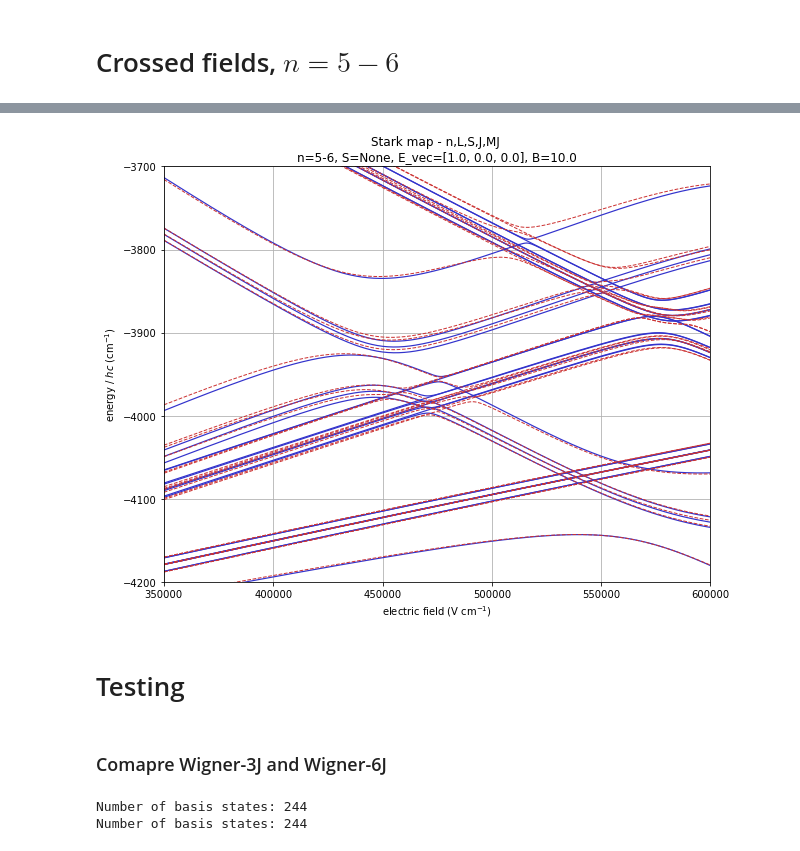
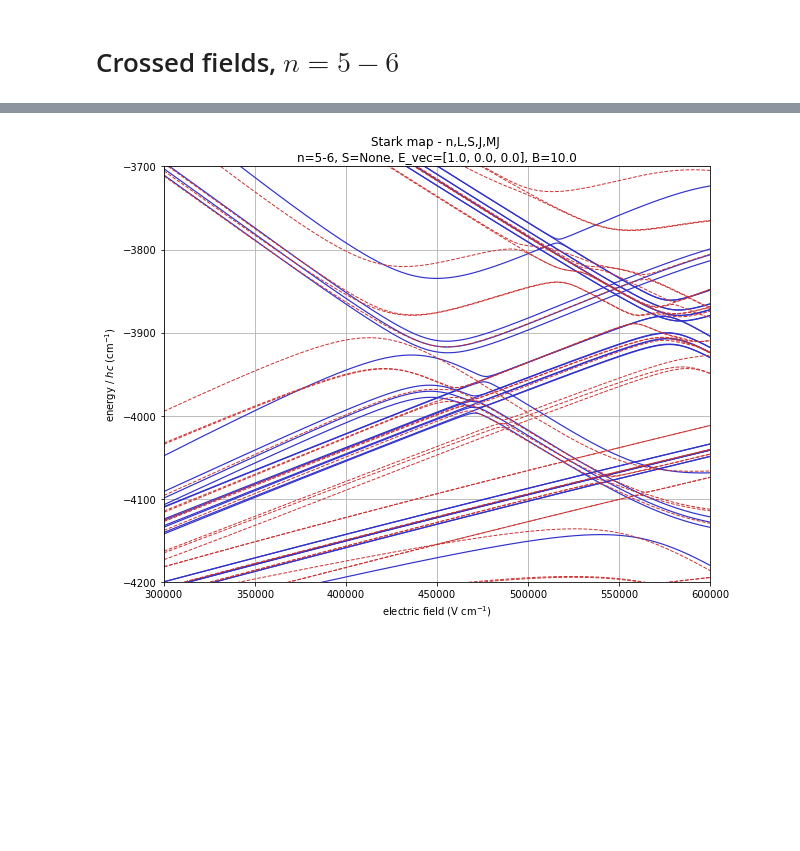
Before and after one commit to aa-morgan/helium-stark-FS, a Jupyter notebook: notebooks/Stark map - n,L,S,J,MJ - crossed fields.ipynb, the cells around one changed output, grey strips where cells are left out. Drawn from its saved outputs; the diff is of its cells as text; code cells hidden in the pictures; blank space fills up the shorter version.

```diff
--- a/notebooks/Stark map - n,L,S,J,MJ - crossed fields.ipynb
+++ b/notebooks/Stark map - n,L,S,J,MJ - crossed fields.ipynb
@@ -31,7 +31,7 @@ mpl.rcParams['axes.formatter.useoffset'] = False
 n_min = 20
 n_max = 21
 S = None
-mat0 = Hamiltonian(n_min=n_min, n_max=n_max, S=S, MJ=None)
+mat0 = Hamiltonian(n_min=n_min, n_max=n_max, S=S, MJ_max=None)
 print('Number of basis states:', '%d'%mat0.num_states)
 # %% [output]
 Number of basis states: 3364
@@ -39,22 +39,19 @@ Number of basis states: 3364
 # calculate Stark map
 Bfield=0.1
 Efield_vec=[1.0,0.0,0.0]
-stark_method='6j'
 Efield = np.linspace(4.5*10**2, 6.0*10**2, 31) # V /cm
 sm0 = mat0.stark_map(Efield*1e2, Bfield=Bfield,
                      Efield_vec=Efield_vec,
-                     stark_method=stark_method,
                      singlet_triplet_coupling=False,
                      cache_matrices=True,
-                     load_matrices=True,
+                     load_matrices=False,
                      save_matrices=True,
                      matrices_dir='./saved_matrices/')
 sm1 = mat0.stark_map(Efield*1e2, Bfield=Bfield,
                      Efield_vec=Efield_vec,
-                     stark_method=stark_method,
                      singlet_triplet_coupling=True,
                      cache_matrices=True,
-                     load_matrices=True,
+                     load_matrices=False,
                      save_matrices=True,
                      matrices_dir='./saved_matrices/')
 # %% [output]
@@ -114,13 +96,11 @@ plt.tight_layout()
 # %% [markdown]
 # Crossed fields, $n=5-6$
 # %%
+# construct matrix
 n_min = 5
 n_max = 6
 S = None
-# construct matrix
-mat0 = Hamiltonian(n_min=n_min, n_max=n_max, S=S, MJ=None)
+mat0 = Hamiltonian(n_min=n_min, n_max=n_max, S=S, MJ_max=None)
 print('Number of basis states:', '%d'%mat0.num_states)
-mat1 = Hamiltonian(n_min=n_min, n_max=n_max, S=S, MJ=None)
-print('Number of basis states:', '%d'%mat1.num_states)
 # %% [output]
 Number of basis states: 244
@@ -129,17 +108,20 @@ Number of basis states: 244
 # calculate Stark map
 Bfield=10.0
 Efield_vec=[1.0,0.0,0.0]
-stark_method='6j'
-zeeman_method='hsfs'
-Efield = np.linspace(3.5*10**5, 6.0*10**5, 301)  # V/cm
+Efield = np.linspace(3.0*10**5, 6.0*10**5, 501) # V /cm
 sm0 = mat0.stark_map(Efield*1e2, Bfield=Bfield,
-                     stark_method=stark_method,
-                     zeeman_method=zeeman_method,
-                     Efield_vec=Efield_vec)
-sm1 = mat1.stark_map(Efield*1e2, Bfield=Bfield,
-                     stark_method=stark_method,
-                     zeeman_method=zeeman_method,
                      Efield_vec=Efield_vec,
-                     singlet_triplet_coupling=True)
+                     singlet_triplet_coupling=False,
+                     cache_matrices=True,
+                     load_matrices=False,
+                     save_matrices=True,
+                     matrices_dir='./saved_matrices/')
+sm1 = mat0.stark_map(Efield*1e2, Bfield=Bfield,
+                     Efield_vec=Efield_vec,
+                     singlet_triplet_coupling=True,
+                     cache_matrices=True,
+                     load_matrices=False,
+                     save_matrices=True,
+                     matrices_dir='./saved_matrices/')
 # %% [output]
 Field orientation: perpendicular
@@ -152,46 +134,30 @@ mat_s sum:  -1523.97338838
 # %%
 fig, ax = plt.subplots(figsize=(9, 7))
 
 # plot
 #MJ = 0
 indexes = range(mat0.num_states)
 #indexes = mat0.where('J', 11)
 for ix in indexes:
     ax.plot(Efield, sm0[:, ix] / (100*h*c*mu_me), ls='-', lw=1.2, alpha=1, c=(0.2, 0.2, 0.8))
 #MJ = 1
-indexes = range(mat1.num_states)
+indexes = range(mat0.num_states)
 for ix in indexes:
     ax.plot(Efield, sm1[:, ix] / (100*h*c*mu_me), ls='--', lw=1., alpha=1, c=(0.8, 0.2, 0.2))
 
 # format
 ax.set_xlabel('electric field (V cm$^{-1}$)')
 ax.set_ylabel('energy / $h c$ (cm$^{-1}$)')
-ax.set_xlim(3.5*10**5, 6.0*10**5)
+ax.set_xlim(3.0*10**5, 6.0*10**5)
 ax.set_ylim(-4200, -3700)
 plt.title('Stark map - n,L,S,J,MJ \n' + \
           'n='+str(n_min)+'-'+str(n_max)+ ', ' + \
           'S=' + str(S) + ', ' + \
           'E_vec='+str(Efield_vec) + ', ' + \
           'B='+str(Bfield))
 
 # output
 plt.grid()
 plt.tight_layout()
 # %% [output]
-[figure, old version]
+[figure, new version]
-# %% [markdown]
-# Testing
-# %% [markdown]
-### Comapre Wigner-3J and Wigner-6J
-# %%
-n_min = 5
-n_max = 6
-S = None
-# construct matrix
-mat0 = Hamiltonian(n_min=n_min, n_max=n_max, S=S, MJ=None)
-print('Number of basis states:', '%d'%mat0.num_states)
-mat1 = Hamiltonian(n_min=n_min, n_max=n_max, S=S, MJ=None)
-print('Number of basis states:', '%d'%mat1.num_states)
-# %% [output]
-Number of basis states: 244
-Number of basis states: 244
```
Also changed, not shown: parts of 16 cells of this notebook, 4 other files.
